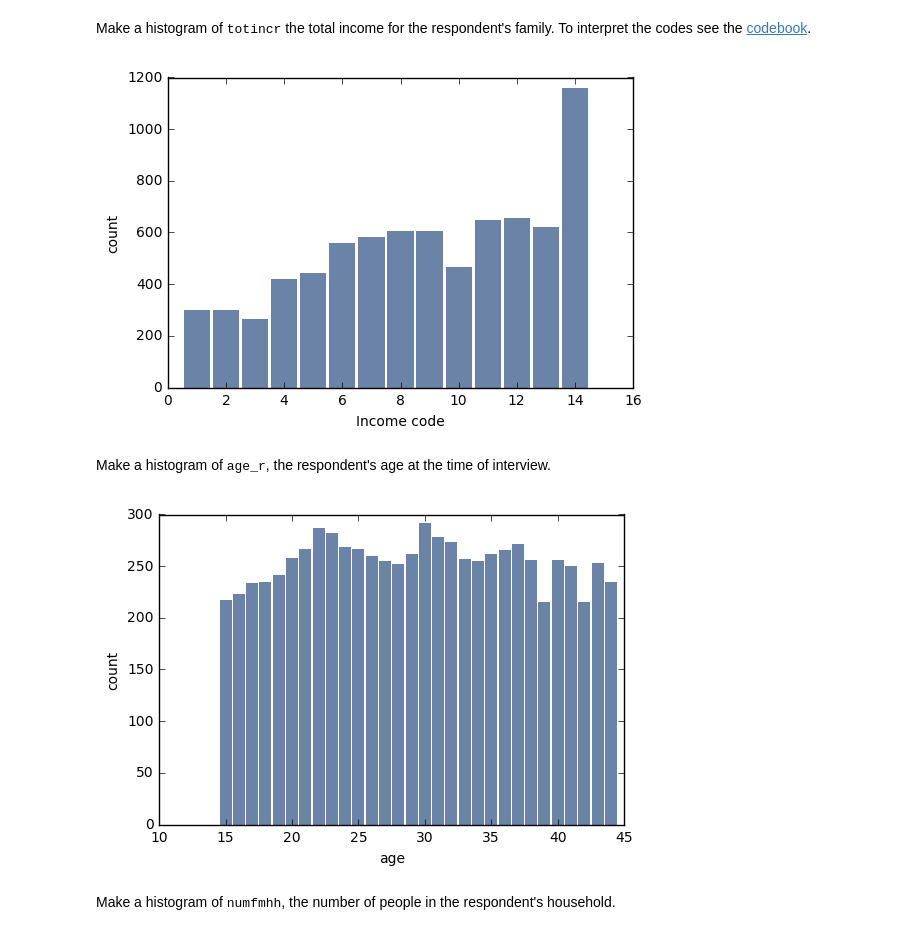
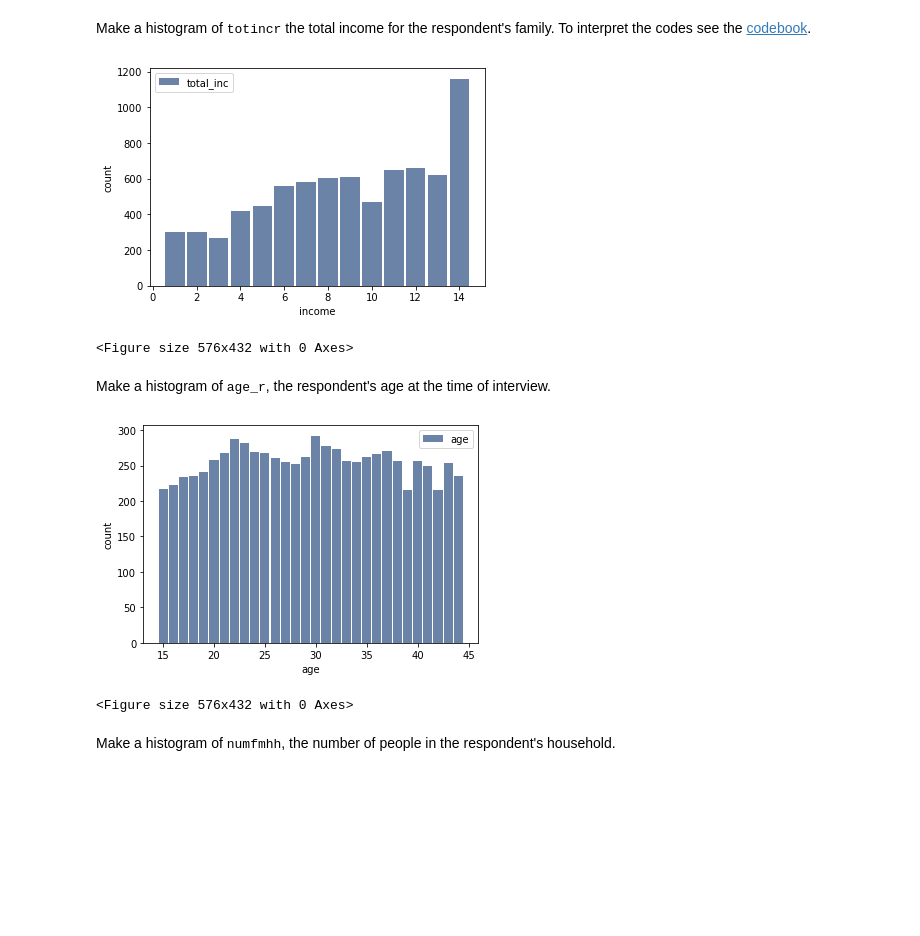
Before and after one commit to randyn92/ThinkStats2, a Jupyter notebook: code/chap02ex.ipynb, the cells around one changed output. Cells and saved outputs as stored; diff of their text form; code cells hidden in the pictures; blank space fills up the shorter version.

```diff
--- a/code/chap02ex.ipynb
+++ b/code/chap02ex.ipynb
@@ -244,17 +269,23 @@ resp = nsfg.ReadFemResp()
 # %% [markdown]
 Make a histogram of <tt>totincr</tt> the total income for the respondent's family.  To interpret the codes see the [codebook](http://www.icpsr.umich.edu/nsfg6/Controller?displayPage=labelDetails&fileCode=FEM&section=R&subSec=7876&srtLabel=607543).
 # %%
-thinkplot.Hist(thinkstats2.Hist(resp.totincr))
-thinkplot.Config(xlabel='Income code', ylabel='count')
+totincr = resp.totincr
+hist = thinkstats2.Hist(totincr, label='total_inc')
+thinkplot.Hist(hist)
+thinkplot.Show(xlabel='income', ylabel='count')
 # %% [output]
-[figure, old version]
+[figure, new version]
+<Figure size 576x432 with 0 Axes>
 # %% [markdown]
 Make a histogram of <tt>age_r</tt>, the respondent's age at the time of interview.
 # %%
-thinkplot.Hist(thinkstats2.Hist(resp.age_r))
-thinkplot.Config(xlabel='age', ylabel='count')
+age = resp.age_r
+hist = thinkstats2.Hist(age, label='age')
+thinkplot.Hist(hist)
+thinkplot.Show(xlabel='age', ylabel='count')
 # %% [output]
-[figure, old version]
+[figure, new version]
+<Figure size 576x432 with 0 Axes>
 # %% [markdown]
 Make a histogram of <tt>numfmhh</tt>, the number of people in the respondent's household.
 # %%
```
Also changed, not shown: parts of 21 cells of this notebook, 3 other files.
